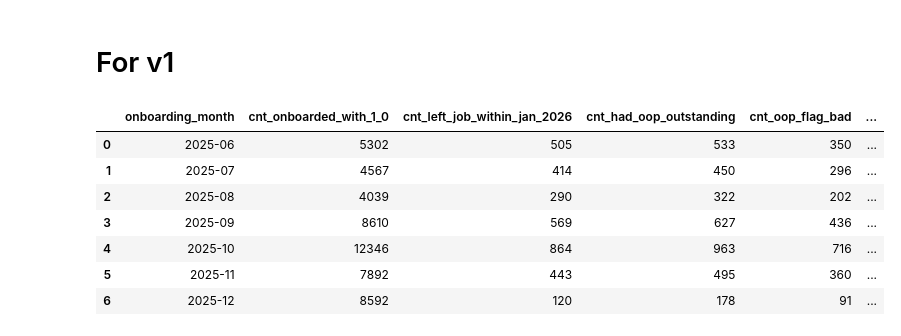
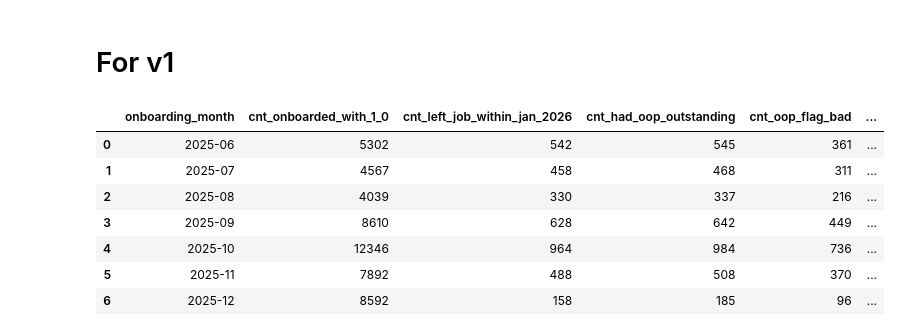
Before and after one commit to dchakroborti-tonik/Tendo_Model_Monitoring_Dashboard, a Jupyter notebook: Tendo_Model_Monitoring_Dashboard_20260325.ipynb, the cells around one changed output. Cells and saved outputs as stored; diff of their text form; code cells hidden in the pictures.

```diff
--- a/Tendo_Model_Monitoring_Dashboard_20260325.ipynb
+++ b/Tendo_Model_Monitoring_Dashboard_20260325.ipynb
@@ -4614,7 +4694,7 @@ SELECT
 
   COUNT(DISTINCT mc.user_id) AS cnt_onboarded_with_1_0,
 
-  COUNT(DISTINCT CASE WHEN date(tgt.ee_resignation_date_correct) <= DATE '2026-01-31' THEN mc.user_id END) AS cnt_left_job_within_jan_2026,
+  COUNT(DISTINCT CASE WHEN date(tgt.ee_resignation_date_correct) <= DATE '2026-03-01' THEN mc.user_id END) AS cnt_left_job_within_jan_2026,
 
   COUNT(DISTINCT CASE WHEN   tgt.target_maturity_flag = 1 THEN mc.user_id END) AS cnt_had_oop_outstanding,
 
@@ -4623,40 +4703,40 @@ SELECT
 
   round(SAFE_DIVIDE(
     COUNT(DISTINCT CASE
     WHEN  tgt.target = 0
     THEN mc.user_id
   END),
     COUNT(DISTINCT CASE
     WHEN
    target_maturity_flag = 1
     THEN mc.user_id
   END)
   ) ,2) AS unit_rate_of_all_who_left_job
 
 FROM master_cohort mc
 LEFT JOIN resignation r
   ON mc.user_id = r.user_id
 LEFT JOIN oop_data oop
   ON mc.user_id = oop.user_id
 LEFT JOIN oop_target tgt
   ON cast(mc.user_id as string) = tgt.user_id
 
 GROUP BY  onboarding_month--,  mc.risk_segment
 ORDER BY --mc.risk_segment,
 onboarding_month;
 """
 
 df2v1 = client.query(sq).to_dataframe()
 df2v1
 # %% [output]
 |  | onboarding_month | cnt_onboarded_with_1_0 | cnt_left_job_within_jan_2026 | cnt_had_oop_outstanding | cnt_oop_flag_bad | ... |
-| 0 | 2025-06 | 5302 | 505 | 533 | 350 | ... |
-| 1 | 2025-07 | 4567 | 414 | 450 | 296 | ... |
-| 2 | 2025-08 | 4039 | 290 | 322 | 202 | ... |
-| 3 | 2025-09 | 8610 | 569 | 627 | 436 | ... |
-| 4 | 2025-10 | 12346 | 864 | 963 | 716 | ... |
-| 5 | 2025-11 | 7892 | 443 | 495 | 360 | ... |
-| 6 | 2025-12 | 8592 | 120 | 178 | 91 | ... |
+| 0 | 2025-06 | 5302 | 542 | 545 | 361 | ... |
+| 1 | 2025-07 | 4567 | 458 | 468 | 311 | ... |
+| 2 | 2025-08 | 4039 | 330 | 337 | 216 | ... |
+| 3 | 2025-09 | 8610 | 628 | 642 | 449 | ... |
+| 4 | 2025-10 | 12346 | 964 | 984 | 736 | ... |
+| 5 | 2025-11 | 7892 | 488 | 508 | 370 | ... |
+| 6 | 2025-12 | 8592 | 158 | 185 | 96 | ... |
 # %%
 df2v1.to_excel(r"D:\OneDrive - Tonik Financial Pte Ltd\MyStuff\Data Engineering\Tendo_Model_Monitoring_Dashboards_Requirement\Tendo_Monitoring_data\20260330_v1pesorateunit.xlsx", sheet_name='v1unitpesorate')
 # %%
```
Also changed, not shown: parts of 121 cells of this notebook, 8 other files.
